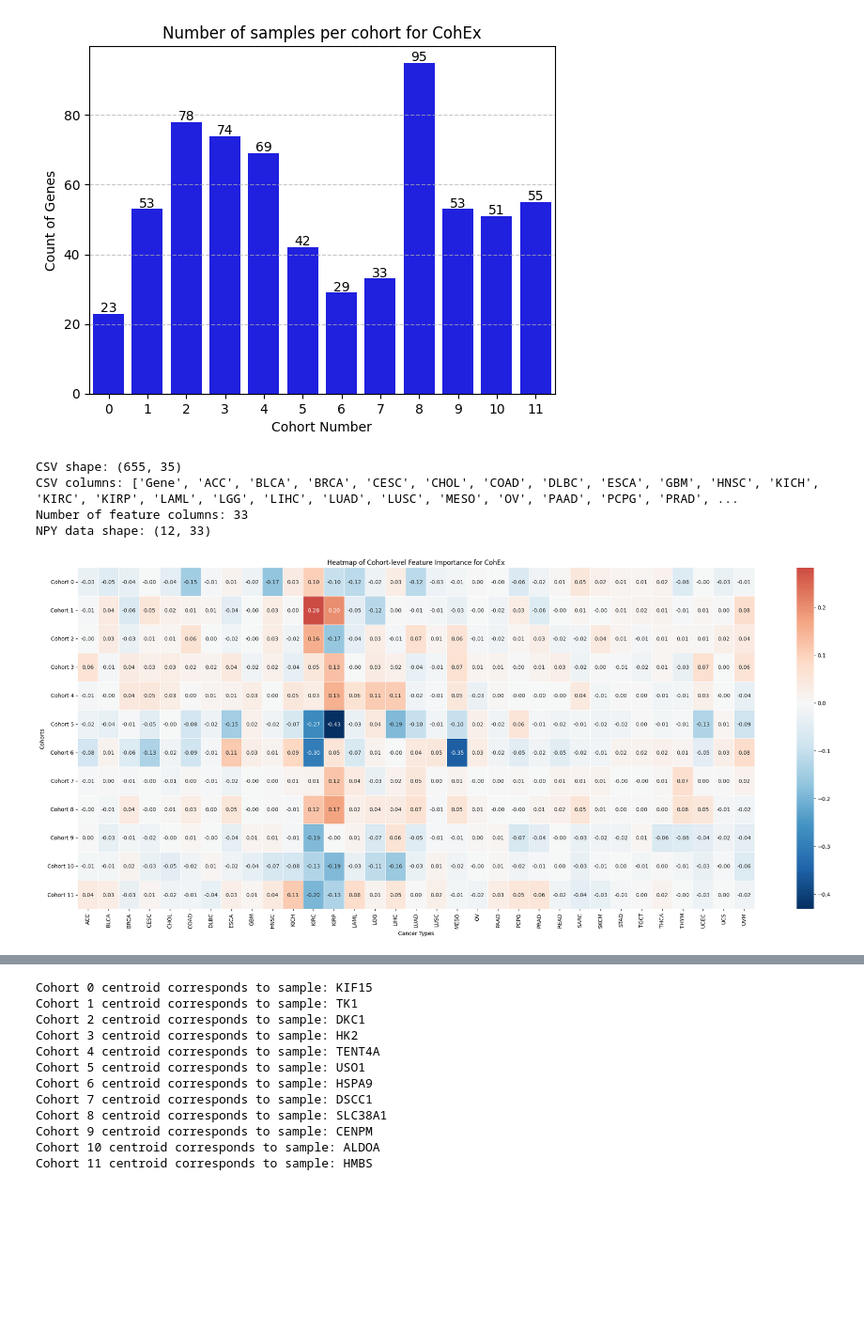
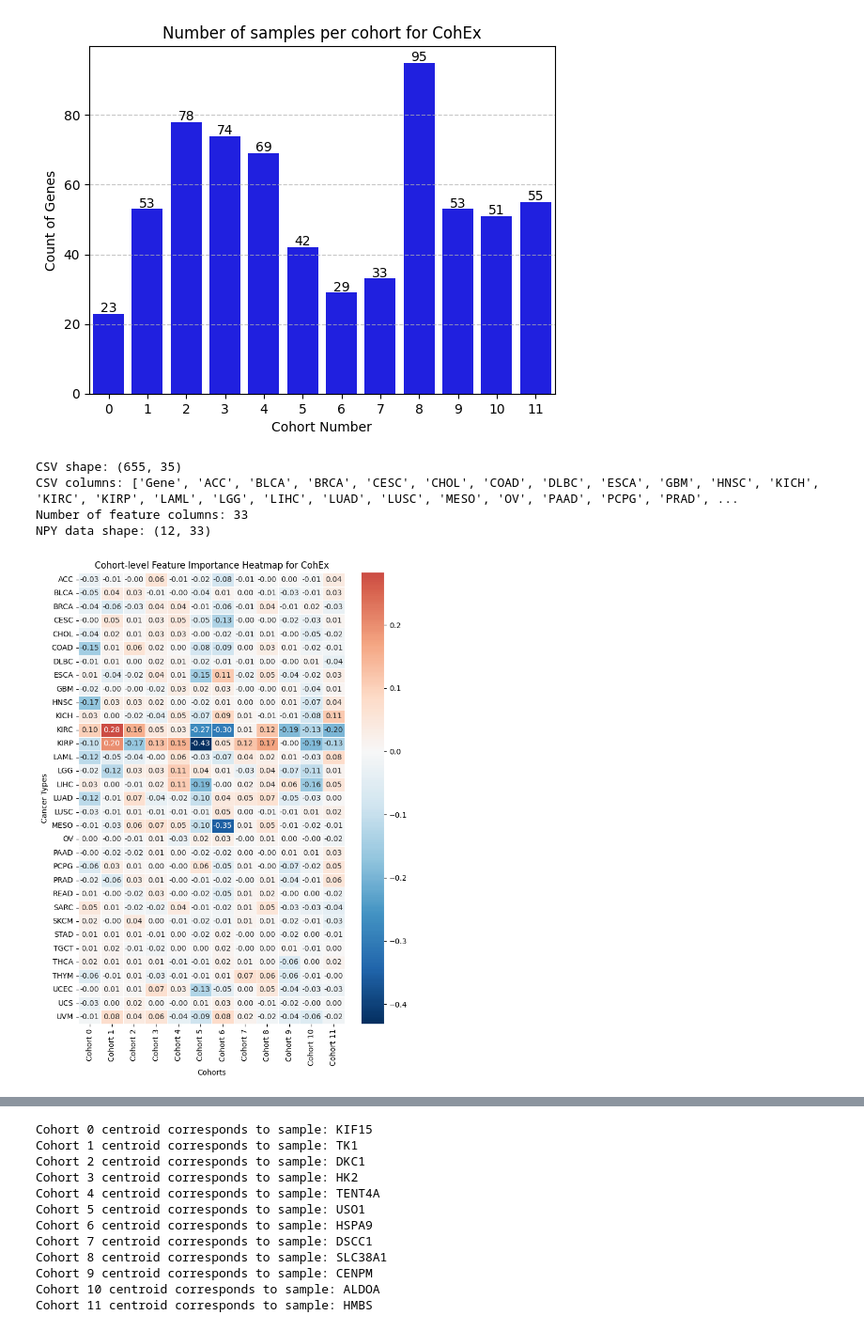
Before and after one commit to Malaikatanveer/Adapted-CohEx, a Jupyter notebook: cohex/cohex-main/cohex-main/output/gene_shap/results_visualisation.ipynb, the cells around one changed output, grey strips where cells are left out. Shown at 94% size. Drawn from its saved outputs; the diff is of its cells as text; code cells hidden in the pictures; blank space fills up the shorter version.

Commit message:
Update results_visualisation notebook

```diff
--- a/cohex/cohex-main/cohex-main/output/gene_shap/results_visualisation.ipynb
+++ b/cohex/cohex-main/cohex-main/output/gene_shap/results_visualisation.ipynb
@@ -445,53 +445,57 @@ import matplotlib.pyplot as plt
 csvPath = os.path.join("..", "..", "scenario", "Multivariate_CNA_filtered_by_hallmark.csv")
 npyPath = "cohex_shap_importance.npy"
 
-# loading CSV for column names
+# load CSV for column names
 dfCsv = pd.read_csv(csvPath)
 print("CSV shape:", dfCsv.shape)
 print("CSV columns:", dfCsv.columns.tolist())
 
-# excluding first and last columns ('Gene' and "Stouffer's Z")
+# exclude first and last columns ('Gene' and "Stouffer's Z")
 featureCols = dfCsv.columns[1:-1]
 print("Number of feature columns:", len(featureCols))
 
-# loading the .npy data
+# load the .npy data
 data = np.load(npyPath)
 print("NPY data shape:", data.shape)
 
-# making sure number of columns matches
+# check column match
 if data.shape[1] != len(featureCols):
     raise ValueError("Number of columns in .npy does not match feature columns!")
 
-# defining cohort labels
+# define labels
 cohortLabels = [f"Cohort {i}" for i in range(data.shape[0])]
+featureLabels = featureCols  # cancer types
 
-# creating the heatmap with annotations
-figWidth = len(featureCols) * 0.7
-figHeight = 10
+# transpose so cohorts -> x-axis, features -> y-axis
+data_T = data.T
+
+figWidth = len(cohortLabels) * 0.6
+figHeight = len(featureLabels) * 0.3
 
 plt.figure(figsize=(figWidth, figHeight))
 sns.heatmap(
-    data,
-    xticklabels=featureCols,
-    yticklabels=cohortLabels,
+    data_T,
+    xticklabels=cohortLabels,
+    yticklabels=featureLabels,
     cmap="RdBu_r",
     center=0,
     annot=True,
     fmt=".2f",
     linewidths=0.5
 )
-plt.title("Heatmap of Cohort-level Feature Importance for CohEx")
-plt.xlabel("Cancer Types")
-plt.ylabel("Cohorts")
+
+plt.title("Cohort-level Feature Importance Heatmap for CohEx")
+plt.xlabel("Cohorts")
+plt.ylabel("Cancer Types")
 plt.xticks(rotation=90)
 plt.tight_layout()
 plt.show()
 # %% [output]
 CSV shape: (655, 35)
 CSV columns: ['Gene', 'ACC', 'BLCA', 'BRCA', 'CESC', 'CHOL', 'COAD', 'DLBC', 'ESCA', 'GBM', 'HNSC', 'KICH', 'KIRC', 'KIRP', 'LAML', 'LGG', 'LIHC', 'LUAD', 'LUSC', 'MESO', 'OV', 'PAAD', 'PCPG', 'PRAD', ...
 Number of feature columns: 33
 NPY data shape: (12, 33)
-[figure, old version]
+[figure, new version]
 # %%
 import os
 import numpy as np
```
Also changed, not shown: parts of 3 cells of this notebook.
